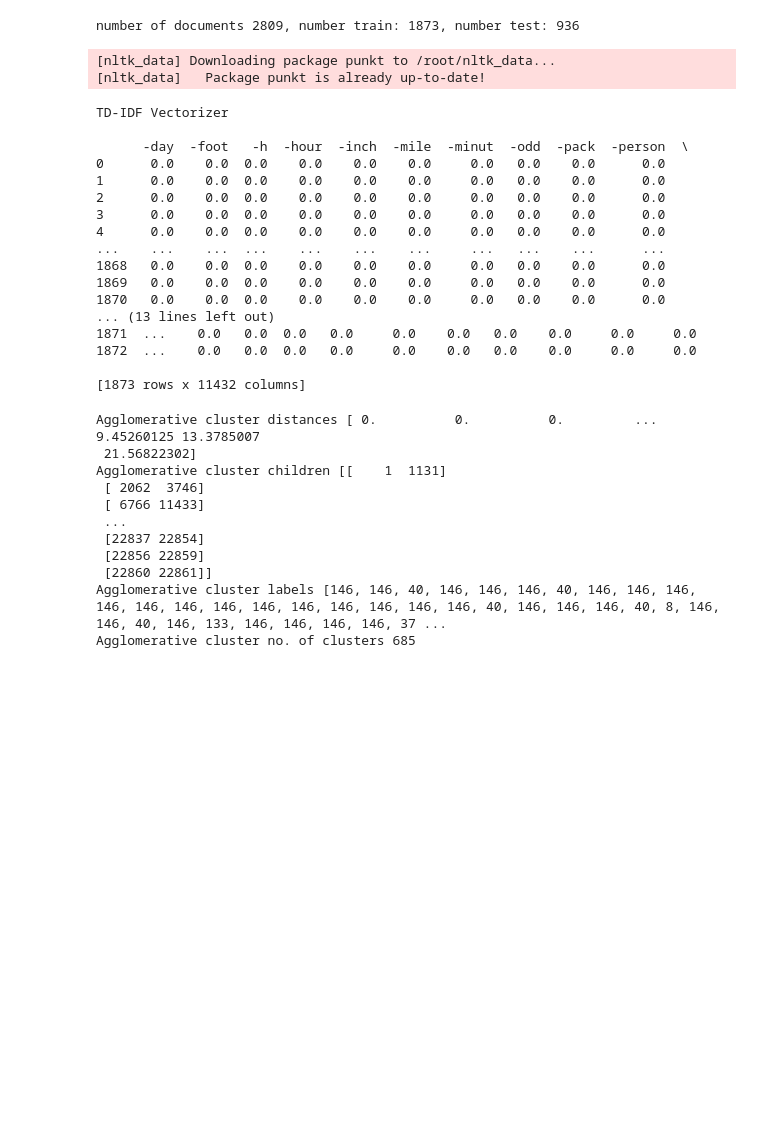
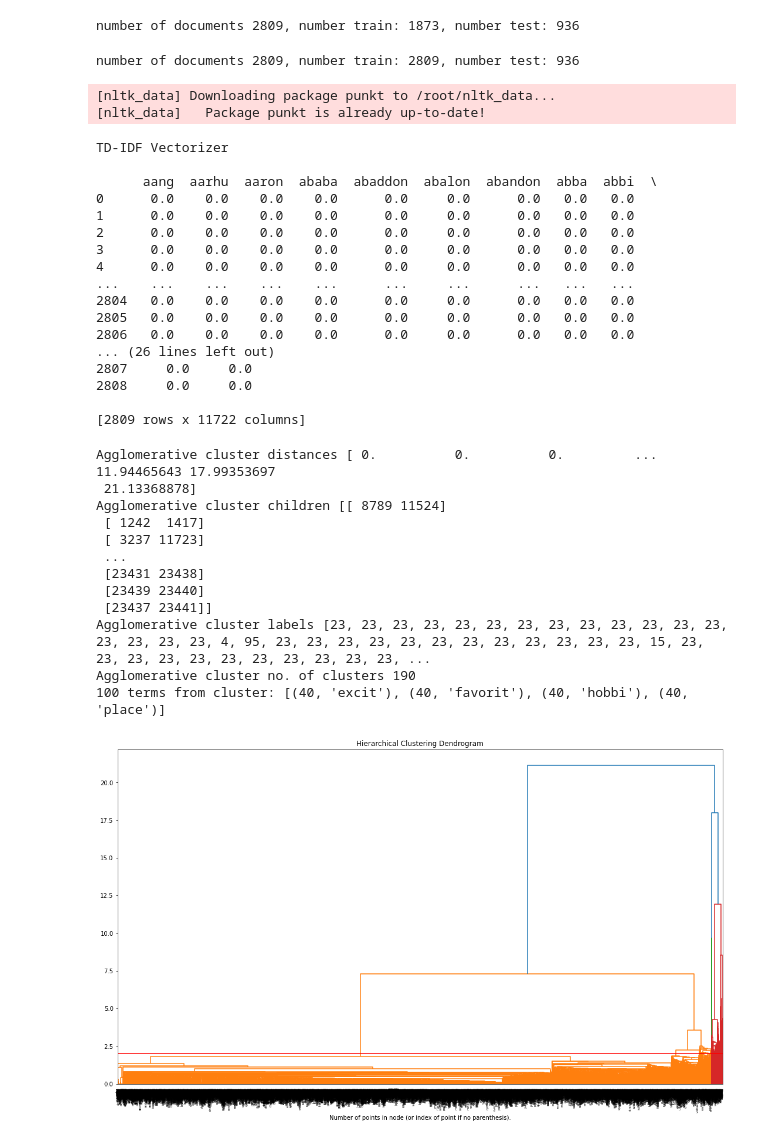
Before and after one commit to dvguruprasad/colab-wip, a Jupyter notebook: vectorizer.ipynb, the cells around one changed output. Cells and saved outputs as stored; diff of their text form; code cells hidden in the pictures; blank space fills up the shorter version.

```diff
--- a/vectorizer.ipynb
+++ b/vectorizer.ipynb
@@ -156,5 +211,12 @@ print(f"number of documents {c}, number train: {len(train)}, number test: {len(t
 # %% [output]
 number of documents 2809, number train: 1873, number test: 936
+# %%
+c = len(corpus)
+train = corpus
+test = corpus[:int(c/3)]
+print(f"number of documents {c}, number train: {len(train)}, number test: {len(test)}")
+# %% [output]
+number of documents 2809, number train: 2809, number test: 936
 # %%
 from sklearn.feature_extraction.text import TfidfVectorizer,CountVectorizer
 import pandas as pd
@@ -179,7 +241,7 @@ def tokenize(text):
 #test = texts_bb
 # instantiate the vectorizer object
 
-tfidfvectorizer = TfidfVectorizer(tokenizer=tokenize, analyzer='word', stop_words= 'english')
+tfidfvectorizer = TfidfVectorizer(analyzer='word')
 
 # convert th documents into a matrix
 tfidf_wm = tfidfvectorizer.fit_transform(train)
@@ -196,21 +258,21 @@ print(df_tfidfvect)
 [nltk_data]   Package punkt is already up-to-date!
 TD-IDF Vectorizer
 
-      -day  -foot   -h  -hour  -inch  -mile  -minut  -odd  -pack  -person  \
-0      0.0    0.0  0.0    0.0    0.0    0.0     0.0   0.0    0.0      0.0
-1      0.0    0.0  0.0    0.0    0.0    0.0     0.0   0.0    0.0      0.0
-2      0.0    0.0  0.0    0.0    0.0    0.0     0.0   0.0    0.0      0.0
-3      0.0    0.0  0.0    0.0    0.0    0.0     0.0   0.0    0.0      0.0
-4      0.0    0.0  0.0    0.0    0.0    0.0     0.0   0.0    0.0      0.0
-...    ...    ...  ...    ...    ...    ...     ...   ...    ...      ...
-1868   0.0    0.0  0.0    0.0    0.0    0.0     0.0   0.0    0.0      0.0
-1869   0.0    0.0  0.0    0.0    0.0    0.0     0.0   0.0    0.0      0.0
-1870   0.0    0.0  0.0    0.0    0.0    0.0     0.0   0.0    0.0      0.0
-... (13 lines left out)
-1871  ...    0.0   0.0  0.0   0.0     0.0    0.0   0.0    0.0     0.0     0.0
-1872  ...    0.0   0.0  0.0   0.0     0.0    0.0   0.0    0.0     0.0     0.0
+      aang  aarhu  aaron  ababa  abaddon  abalon  abandon  abba  abbi  \
+0      0.0    0.0    0.0    0.0      0.0     0.0      0.0   0.0   0.0
+1      0.0    0.0    0.0    0.0      0.0     0.0      0.0   0.0   0.0
+2      0.0    0.0    0.0    0.0      0.0     0.0      0.0   0.0   0.0
+3      0.0    0.0    0.0    0.0      0.0     0.0      0.0   0.0   0.0
+4      0.0    0.0    0.0    0.0      0.0     0.0      0.0   0.0   0.0
+...    ...    ...    ...    ...      ...     ...      ...   ...   ...
+2804   0.0    0.0    0.0    0.0      0.0     0.0      0.0   0.0   0.0
+2805   0.0    0.0    0.0    0.0      0.0     0.0      0.0   0.0   0.0
+2806   0.0    0.0    0.0    0.0      0.0     0.0      0.0   0.0   0.0
+... (26 lines left out)
+2807     0.0     0.0
+2808     0.0     0.0
 
-[1873 rows x 11432 columns]
+[2809 rows x 11722 columns]
 # %%
 import numpy as np
 
@@ -244,44 +306,50 @@ def plot_dendrogram(model, **kwargs):
 # %%
 import matplotlib
 
 # setting distance_threshold=0 ensures we compute the full tree.
-model = AgglomerativeClustering(distance_threshold=1, n_clusters=None, compute_distances=True)
+model = AgglomerativeClustering(distance_threshold=2, n_clusters=None, compute_distances=True)
 model = model.fit(df_tfidfvect.transpose())
 labels = tfidfvectorizer.get_feature_names()
 
 print("Agglomerative cluster distances %s" % model.distances_)
 print("Agglomerative cluster children %s" % model.children_)
-#print("Agglomerative cluster feature_names_in_ %s" % model.feature_names_in_)
-#print("Agglomerative cluster length feature_names_in_ %s" % len(model.feature_names_in_))
+# print("Agglomerative cluster feature_names_in_ %s" % model.feature_names_in_)
+# print("Agglomerative cluster length feature_names_in_ %s" % len(model.feature_names_in_))
 
 all_labels = [l for l in model.labels_]
 print(f"Agglomerative cluster labels {all_labels}")
 print("Agglomerative cluster no. of clusters %s" % model.n_clusters_)
+
+cluster_labels = [(cluster, label) for cluster, label in zip(all_labels, labels)]
+cluster  = [cl for cl in cluster_labels if cl[0] == 40]
+print(f"100 terms from cluster: {cluster[:100]}")
 
 fig = matplotlib.pyplot.gcf()
 fig.set_size_inches(18.5, 10.5)
 
 plt.title("Hierarchical Clustering Dendrogram")
 # plot the top three levels of the dendrogram
-R = plot_dendrogram(model, no_plot=True, p=10)
+R = plot_dendrogram(model, no_plot=True, p=6)
 
 temp = {R["leaves"][ii]: labels[ii] for ii in range(len(R["leaves"]))}
 def llf(xx):
     return "{}".format(temp[xx])
 
-plot_dendrogram(model, leaf_label_func=llf, p=10)
+plot_dendrogram(model, leaf_label_func=llf, p=6)
 plt.axhline(y = 2, color = 'r', linestyle = '-')
 plt.xlabel("Number of points in node (or index of point if no parenthesis).")
 plt.show()
 # %% [output]
-Agglomerative cluster distances [ 0.          0.          0.         ...  9.45260125 13.3785007
- 21.56822302]
-Agglomerative cluster children [[    1  1131]
- [ 2062  3746]
- [ 6766 11433]
+Agglomerative cluster distances [ 0.          0.          0.         ... 11.94465643 17.99353697
+ 21.13368878]
+Agglomerative cluster children [[ 8789 11524]
+ [ 1242  1417]
+ [ 3237 11723]
  ...
- [22837 22854]
- [22856 22859]
- [22860 22861]]
-Agglomerative cluster labels [146, 146, 40, 146, 146, 146, 40, 146, 146, 146, 146, 146, 146, 146, 146, 146, 146, 146, 146, 146, 40, 146, 146, 146, 40, 8, 146, 146, 40, 146, 133, 146, 146, 146, 146, 37 ...
-Agglomerative cluster no. of clusters 685
+ [23431 23438]
+ [23439 23440]
+ [23437 23441]]
+Agglomerative cluster labels [23, 23, 23, 23, 23, 23, 23, 23, 23, 23, 23, 23, 23, 23, 23, 23, 23, 4, 95, 23, 23, 23, 23, 23, 23, 23, 23, 23, 23, 23, 23, 15, 23, 23, 23, 23, 23, 23, 23, 23, 23, 23, 23, ...
+Agglomerative cluster no. of clusters 190
+100 terms from cluster: [(40, 'excit'), (40, 'favorit'), (40, 'hobbi'), (40, 'place')]
+[figure, added]
```
Also changed, not shown: parts of 2 cells of this notebook.
